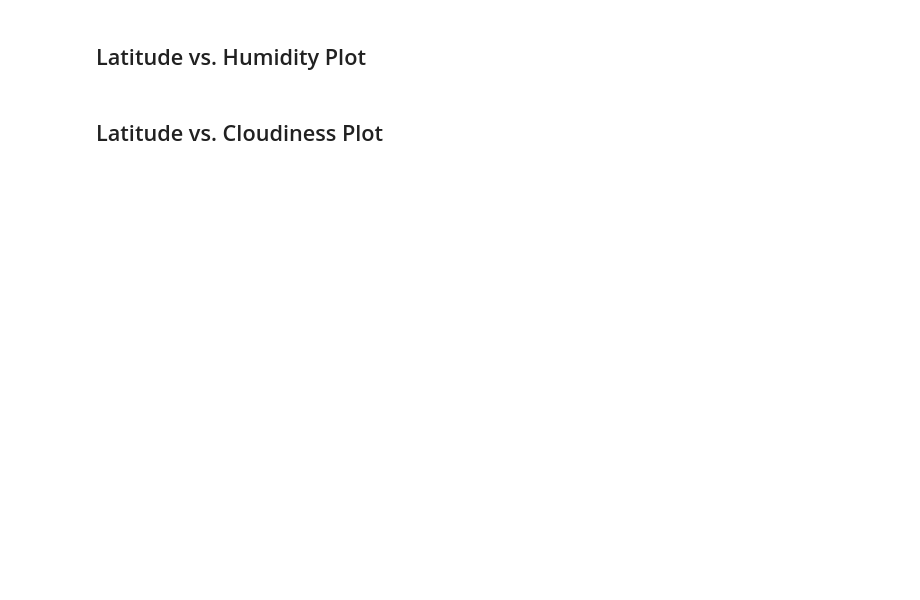
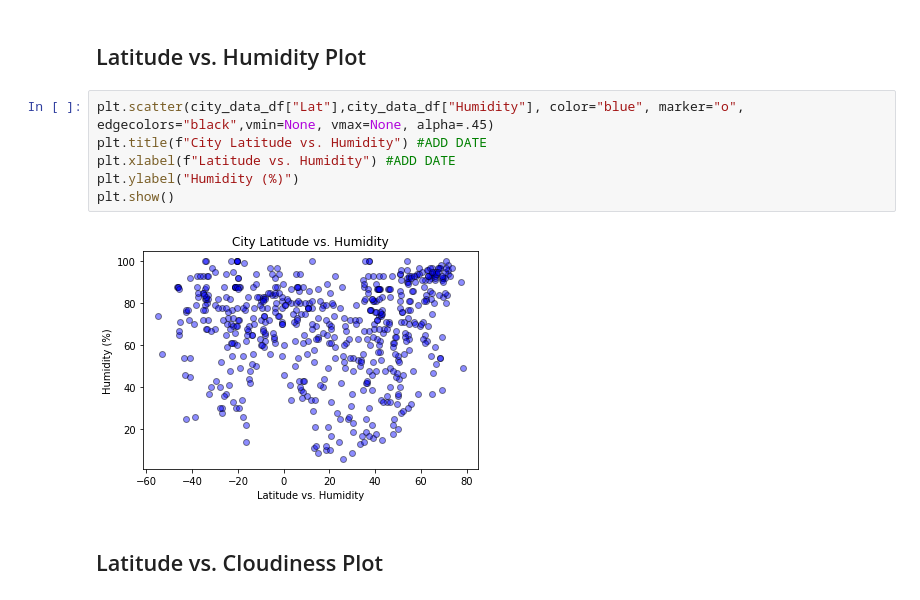
Before and after one commit to JPHebert32/python-api-challenge, a Jupyter notebook: WeatherPY/WeatherPY.ipynb, the cells around one changed output. Saved outputs shown, nothing was run; the diff lists cells and outputs as text; blank space fills up the shorter version.

```diff
--- a/WeatherPY/WeatherPY.ipynb
+++ b/WeatherPY/WeatherPY.ipynb
@@ -189,4 +202,12 @@ if city in city_data.df["Humidity"] > 100:
 # %% [markdown]
 ## Latitude vs. Humidity Plot
+# %%
+plt.scatter(city_data_df["Lat"],city_data_df["Humidity"], color="blue", marker="o", edgecolors="black",vmin=None, vmax=None, alpha=.45)
+plt.title(f"City Latitude vs. Humidity") #ADD DATE
+plt.xlabel(f"Latitude vs. Humidity") #ADD DATE
+plt.ylabel("Humidity (%)")
+plt.show()
+# %% [output]
+[figure, added]
 # %% [markdown]
 ## Latitude vs. Cloudiness Plot
```
Also changed, not shown: parts of 6 cells of this notebook.
